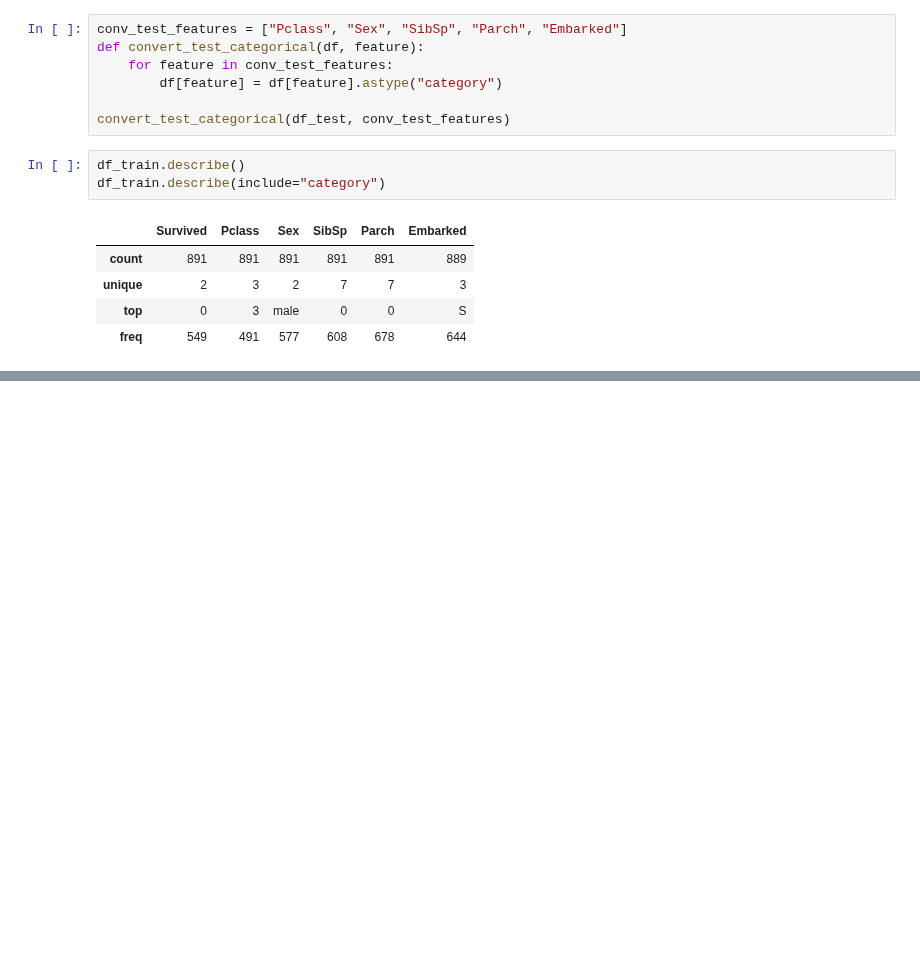
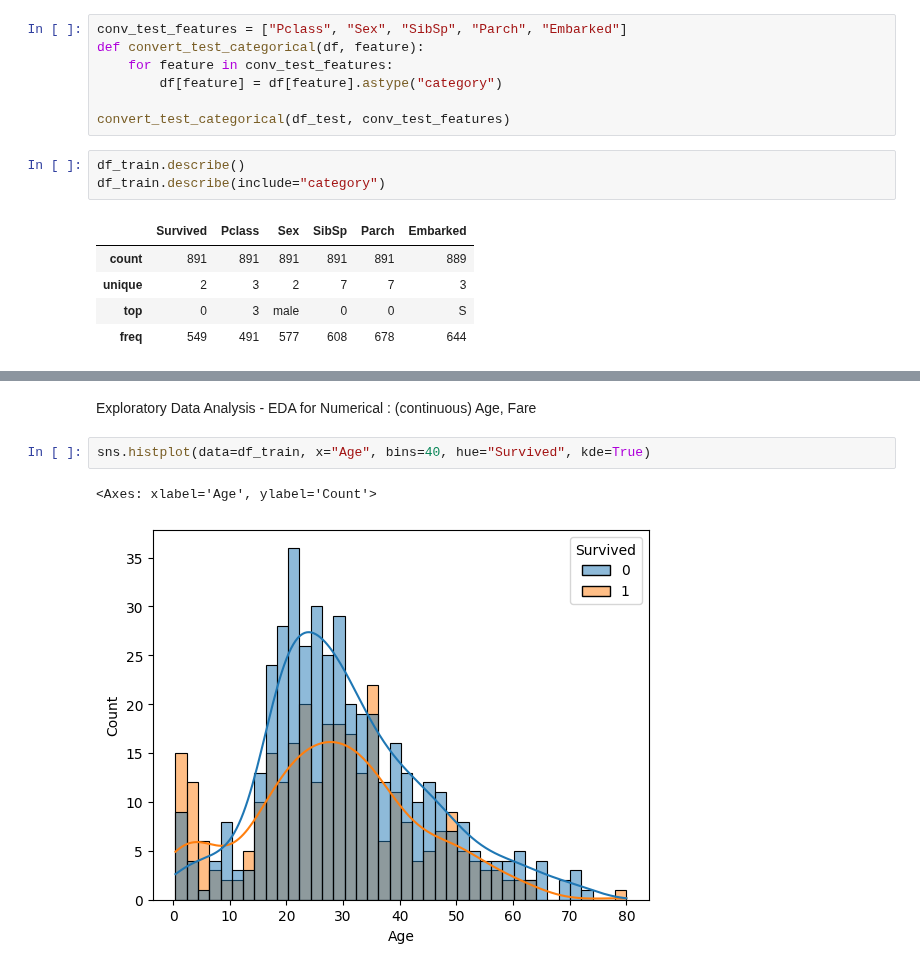
Before and after one commit to Anlh-ogr/Titanic_ML_From_Disaster, a Jupyter notebook: Survival_Prediction.ipynb, the cells around one changed output, grey strips where cells are left out. Drawn from its saved outputs; the diff is of its cells as text; blank space fills up the shorter version.

```diff
--- a/Survival_Prediction.ipynb
+++ b/Survival_Prediction.ipynb
@@ -44,0 +110,7 @@ df_train.describe(include="category")
+# %% [markdown]
+Exploratory Data Analysis - EDA for Numerical : (continuous) Age, Fare
+# %%
+sns.histplot(data=df_train, x="Age", bins=40, hue="Survived", kde=True)
+# %% [output]
+<Axes: xlabel='Age', ylabel='Count'>
+[figure, added]
```
Also changed, not shown: parts of 11 cells of this notebook.
